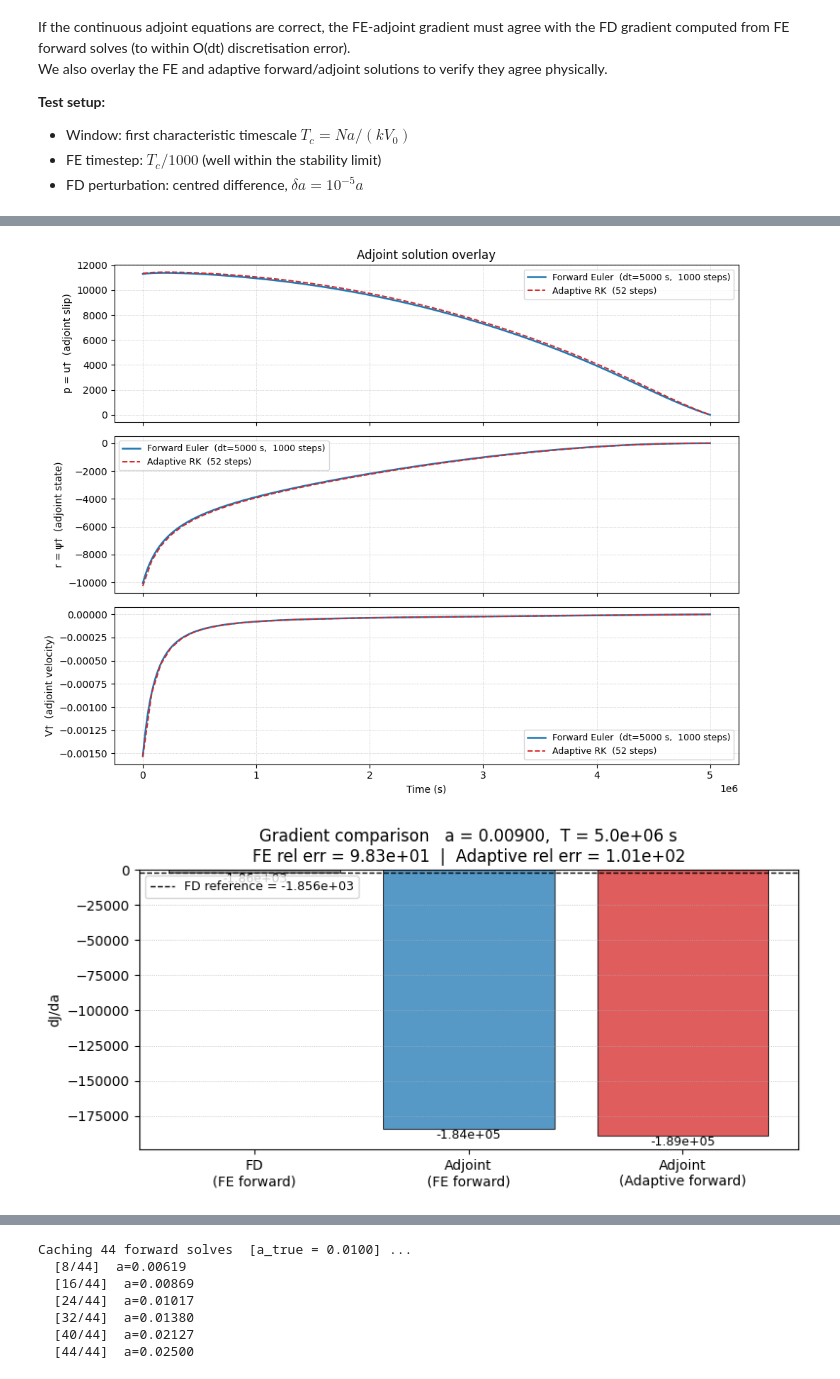
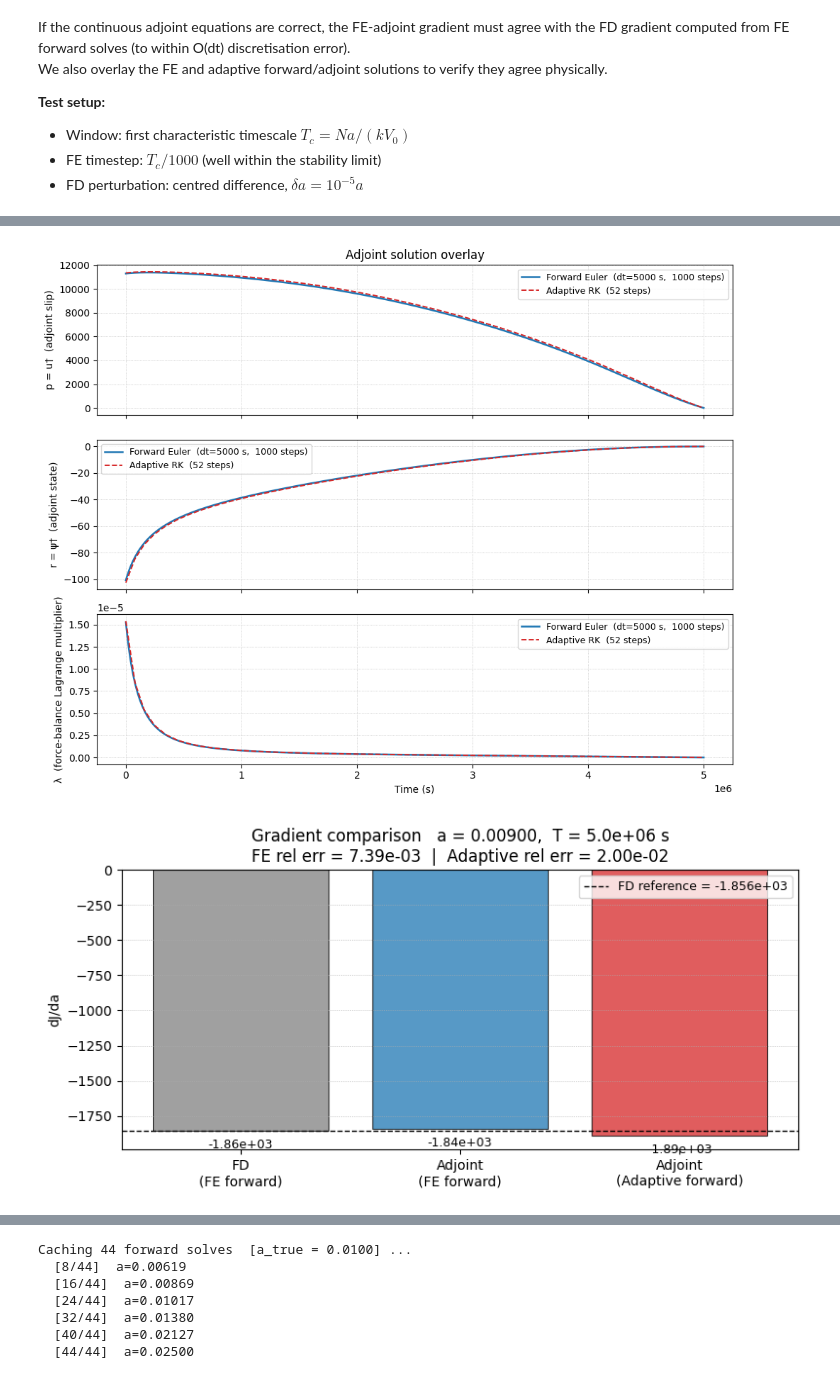
Before and after one commit to ericeberg3/spring-slider-adjoint, a Jupyter notebook: slip_adjoint_springslider_adapttime.ipynb, the cells around one changed output, grey strips where cells are left out. Saved outputs shown, nothing was run; the diff lists cells and outputs as text; code cells hidden in the pictures.

Commit message:
Shorter timescales are now working but longer timescales aren't. Something is wrong with the adjoint integration

```diff
--- a/slip_adjoint_springslider_adapttime.ipynb
+++ b/slip_adjoint_springslider_adapttime.ipynb
@@ -500,9 +522,12 @@ def compute_J(fwd, t_obs, u_obs, sigma):
 
 def compute_grad_a(fwd, adj, M):
     """
-    dJ/da = int_0^T [ -V† dtau/da  -  ψ† dG/da ] dt
+    dJ/da = int_0^T [ λ·∂τ/∂a  −  r·∂G/∂a ] dt
+
+    λ = (p + G_V·r)/(τ_V+η) is the Lagrange multiplier of the force-balance constraint,
+    already stored in adj['lam'] by adjoint_solve.
     """
-    integrand = -adj['Vdt'] * fwd['dtau_da'] - adj['r'] * fwd['dG_da']
+    integrand = adj['lam'] * fwd['dtau_da'] - adj['r'] * fwd['dG_da']
     return np.trapz(integrand, fwd['t'])
 
 # ------------------------------------------------------------------
@@ -709,7 +734,7 @@ plt.tight_layout()
 plt.show()
 
 # ======================================================================
-# Plot B — Adjoint solution overlay (p, r, V†)
+# Plot B — Adjoint solution overlay (p, r, λ)
 # ======================================================================
 fig_b, axs_b = plt.subplots(3, 1, figsize=(10, 8), sharex=True)
 
@@ -724,9 +749,9 @@ axs_b[1].plot(adj_ad['t'], adj_ad['r'], **kw_ad)
 axs_b[1].set_ylabel('r = ψ†  (adjoint state)')
 axs_b[1].legend(fontsize=9); axs_b[1].grid(True, ls=':', lw=0.5)
 
-axs_b[2].plot(adj_fe['t'], adj_fe['Vdt'], **kw_fe)
-axs_b[2].plot(adj_ad['t'], adj_ad['Vdt'], **kw_ad)
-axs_b[2].set_ylabel('V†  (adjoint velocity)')
+axs_b[2].plot(adj_fe['t'], adj_fe['lam'], **kw_fe)
+axs_b[2].plot(adj_ad['t'], adj_ad['lam'], **kw_ad)
+axs_b[2].set_ylabel('λ  (force-balance Lagrange multiplier)')
 axs_b[2].set_xlabel('Time (s)')
 axs_b[2].legend(fontsize=9); axs_b[2].grid(True, ls=':', lw=0.5)
 
@@ -777,7 +802,7 @@ PASS / FAIL  (< 5 %)                              FAIL            FAIL
 --------------------------------------------------------------------
 [figure]
-[figure, old version]
+[figure, new version]
-[figure, old version]
+[figure, new version]
 # %%
 import time
 
```
Also changed, not shown: parts of 6 cells of this notebook.
